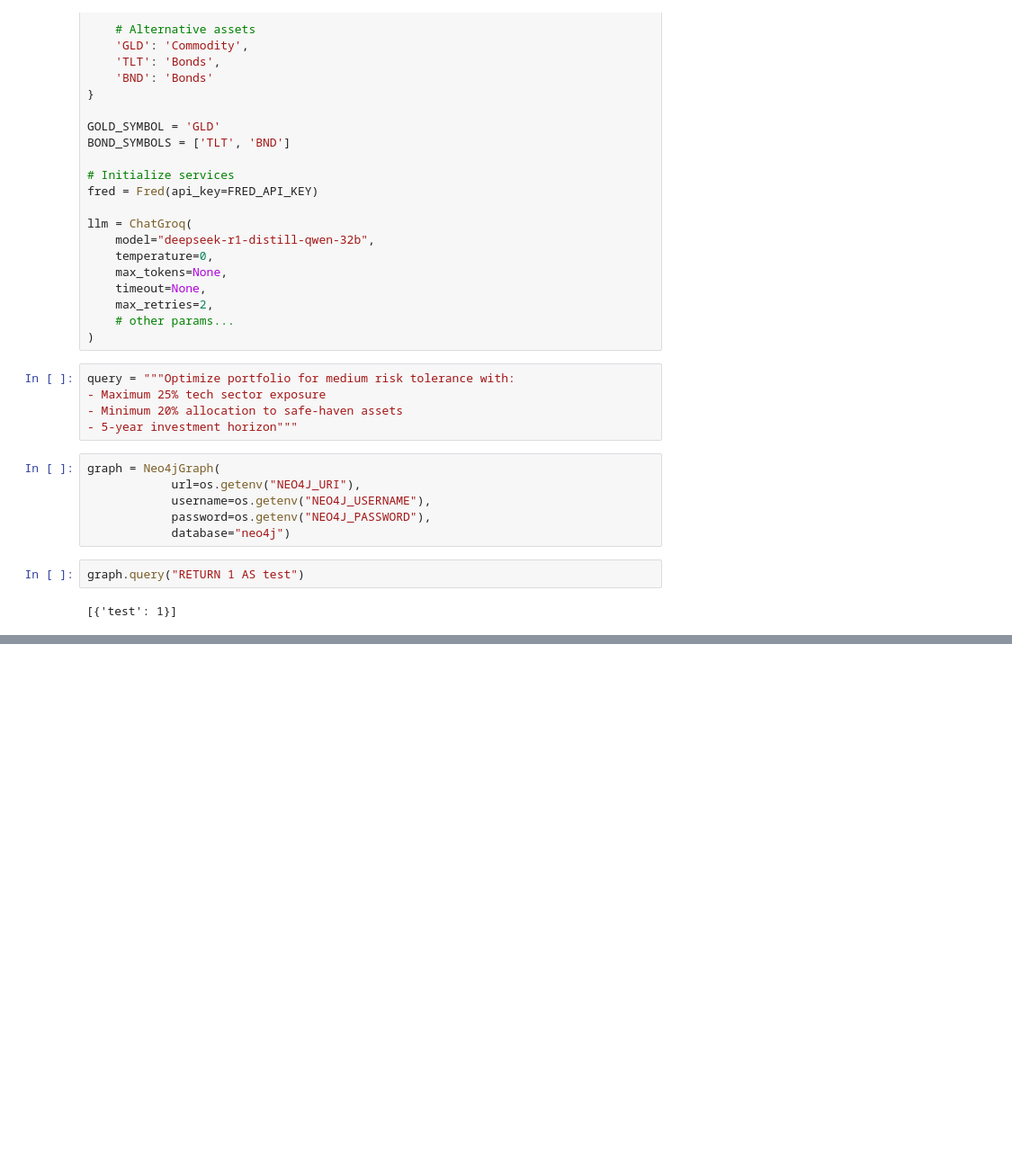
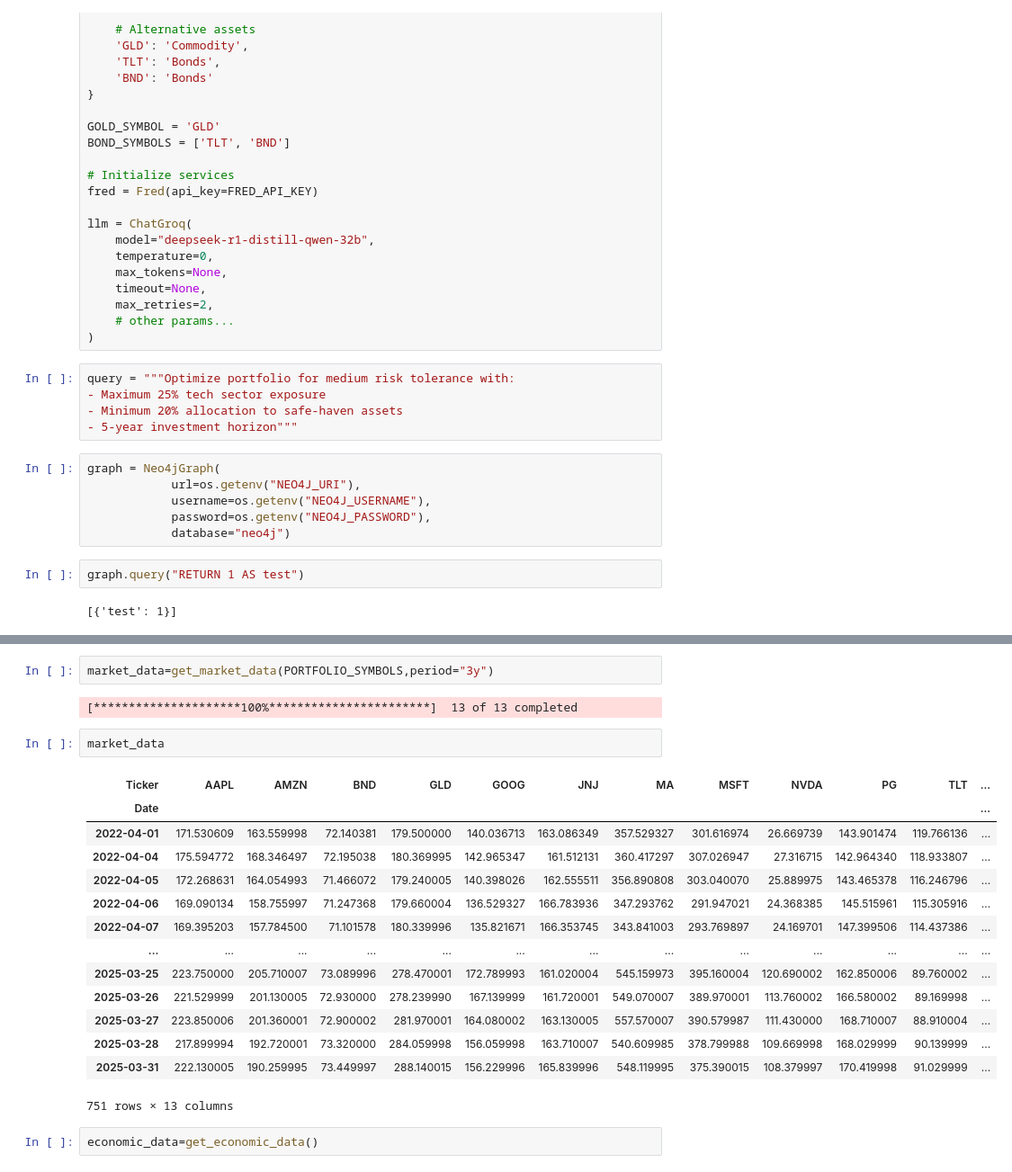
Before and after one commit to subrata-samanta/Portfolio-Management-LangGraph, a Jupyter notebook: exp_v1.ipynb, the cells around one changed output, grey strips where cells are left out. Shown at 90% size. Saved outputs shown, nothing was run; the diff lists cells and outputs as text; blank space fills up the shorter version.

```diff
--- a/exp_v1.ipynb
+++ b/exp_v1.ipynb
@@ -92,0 +146,23 @@ graph.query("RETURN 1 AS test")
+# %%
+market_data=get_market_data(PORTFOLIO_SYMBOLS,period="3y")
+# %% [output]
+[*********************100%***********************]  13 of 13 completed
+# %%
+market_data
+# %% [output]
+| Ticker | AAPL | AMZN | BND | GLD | GOOG | JNJ | MA | MSFT | NVDA | PG | TLT | ... |
+| Date |  |  |  |  |  |  |  |  |  |  |  | ... |
+| 2022-04-01 | 171.530609 | 163.559998 | 72.140381 | 179.500000 | 140.036713 | 163.086349 | 357.529327 | 301.616974 | 26.669739 | 143.901474 | 119.766136 | ... |
+| 2022-04-04 | 175.594772 | 168.346497 | 72.195038 | 180.369995 | 142.965347 | 161.512131 | 360.417297 | 307.026947 | 27.316715 | 142.964340 | 118.933807 | ... |
+| 2022-04-05 | 172.268631 | 164.054993 | 71.466072 | 179.240005 | 140.398026 | 162.555511 | 356.890808 | 303.040070 | 25.889975 | 143.465378 | 116.246796 | ... |
+| 2022-04-06 | 169.090134 | 158.755997 | 71.247368 | 179.660004 | 136.529327 | 166.783936 | 347.293762 | 291.947021 | 24.368385 | 145.515961 | 115.305916 | ... |
+| 2022-04-07 | 169.395203 | 157.784500 | 71.101578 | 180.339996 | 135.821671 | 166.353745 | 343.841003 | 293.769897 | 24.169701 | 147.399506 | 114.437386 | ... |
+| ... | ... | ... | ... | ... | ... | ... | ... | ... | ... | ... | ... | ... |
+| 2025-03-25 | 223.750000 | 205.710007 | 73.089996 | 278.470001 | 172.789993 | 161.020004 | 545.159973 | 395.160004 | 120.690002 | 162.850006 | 89.760002 | ... |
+| 2025-03-26 | 221.529999 | 201.130005 | 72.930000 | 278.239990 | 167.139999 | 161.720001 | 549.070007 | 389.970001 | 113.760002 | 166.580002 | 89.169998 | ... |
+| 2025-03-27 | 223.850006 | 201.360001 | 72.900002 | 281.970001 | 164.080002 | 163.130005 | 557.570007 | 390.579987 | 111.430000 | 168.710007 | 88.910004 | ... |
+| 2025-03-28 | 217.899994 | 192.720001 | 73.320000 | 284.059998 | 156.059998 | 163.710007 | 540.609985 | 378.799988 | 109.669998 | 168.029999 | 90.139999 | ... |
+| 2025-03-31 | 222.130005 | 190.259995 | 73.449997 | 288.140015 | 156.229996 | 165.839996 | 548.119995 | 375.390015 | 108.379997 | 170.419998 | 91.029999 | ... |
+751 rows × 13 columns
+# %%
+economic_data=get_economic_data()
```
Also changed, not shown: parts of 11 cells of this notebook, 1 other file.
